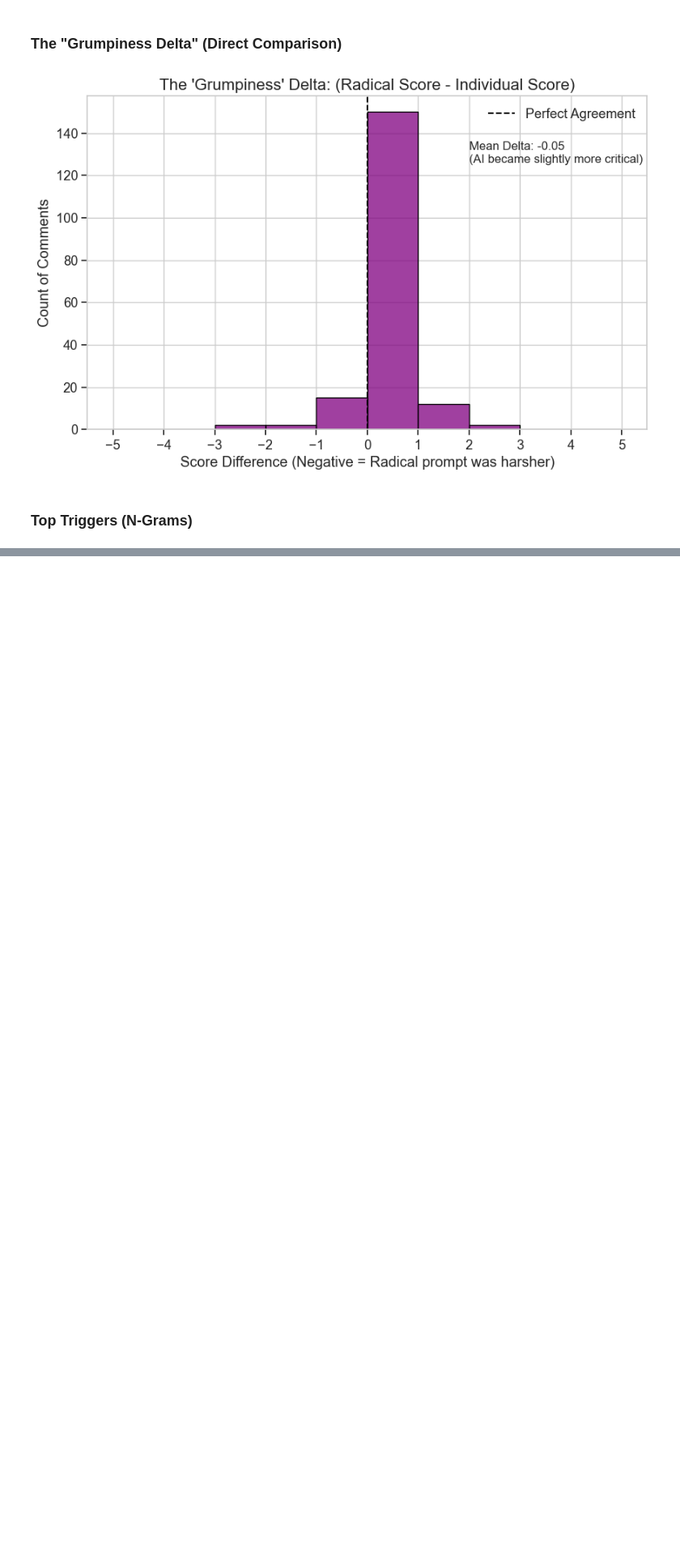
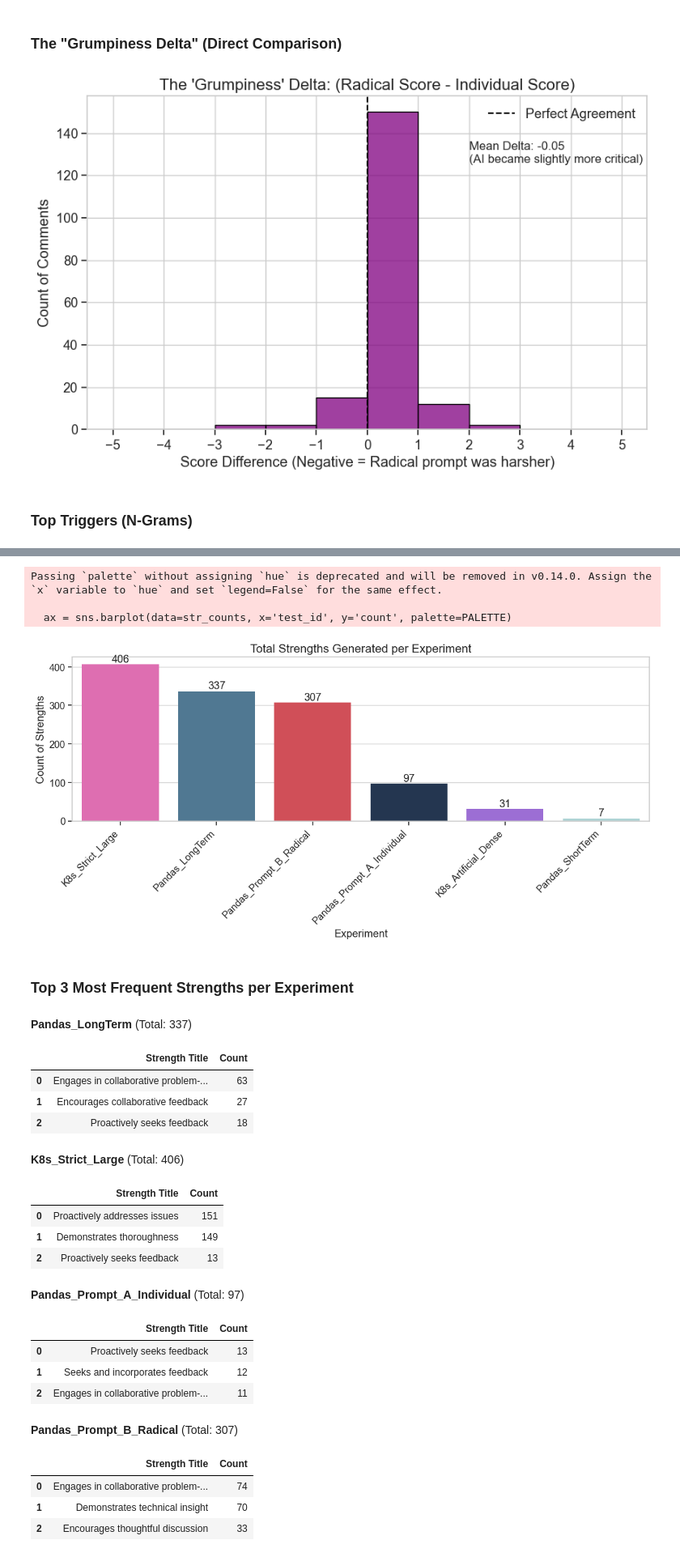
Before and after one commit to clarityloop/collabsense, a Jupyter notebook: dataset/initial visualizations created from data/visualizations.ipynb, the cells around one changed output, grey strips where cells are left out. Shown at 81% size. Cells and saved outputs as stored; diff of their text form; code cells hidden in the pictures; blank space fills up the shorter version.

```diff
--- a/dataset/initial visualizations created from data/visualizations.ipynb
+++ b/dataset/initial visualizations created from data/visualizations.ipynb
@@ -359,0 +362,54 @@ plot_top_ngrams(
+# %%
+plt.figure(figsize=(12, 6))
+
+# 1. Bar Chart for Strengths
+str_counts = df_str['test_id'].value_counts().reset_index()
+str_counts.columns = ['test_id', 'count']
+
+ax = sns.barplot(data=str_counts, x='test_id', y='count', palette=PALETTE)
+plt.title("Total Strengths Generated per Experiment", fontsize=16)
+plt.xlabel("Experiment")
+plt.ylabel("Count of Strengths")
+plt.xticks(rotation=45, ha='right')
+
+for i in ax.containers:
+    ax.bar_label(i,)
+plt.tight_layout()
+plt.show()
+
+# 2. Print Top 3 Strengths per Experiment
+display(HTML("<h3>Top 3 Most Frequent Strengths per Experiment</h3>"))
+for test in df_str['test_id'].unique():
+    subset = df_str[df_str['test_id'] == test]
+    if not subset.empty:
+        top_traits = subset['title'].value_counts().head(3).reset_index()
+        top_traits.columns = ['Strength Title', 'Count']
+
+        display(HTML(f"<b>{test}</b> (Total: {len(subset)})"))
+        display(top_traits)
+# %% [output]
+Passing `palette` without assigning `hue` is deprecated and will be removed in v0.14.0. Assign the `x` variable to `hue` and set `legend=False` for the same effect.
+
+  ax = sns.barplot(data=str_counts, x='test_id', y='count', palette=PALETTE)
+[figure, added]
+Top 3 Most Frequent Strengths per Experiment
+Pandas_LongTerm (Total: 337)
+|  | Strength Title | Count |
+| 0 | Engages in collaborative problem-... | 63 |
+| 1 | Encourages collaborative feedback | 27 |
+| 2 | Proactively seeks feedback | 18 |
+K8s_Strict_Large (Total: 406)
+|  | Strength Title | Count |
+| 0 | Proactively addresses issues | 151 |
+| 1 | Demonstrates thoroughness | 149 |
+| 2 | Proactively seeks feedback | 13 |
+Pandas_Prompt_A_Individual (Total: 97)
+|  | Strength Title | Count |
+| 0 | Proactively seeks feedback | 13 |
+| 1 | Seeks and incorporates feedback | 12 |
+| 2 | Engages in collaborative problem-... | 11 |
+Pandas_Prompt_B_Radical (Total: 307)
+|  | Strength Title | Count |
+| 0 | Engages in collaborative problem-... | 74 |
+| 1 | Demonstrates technical insight | 70 |
+| 2 | Encourages thoughtful discussion | 33 |
```
Also changed, not shown: parts of 9 cells of this notebook, 4 other files.
